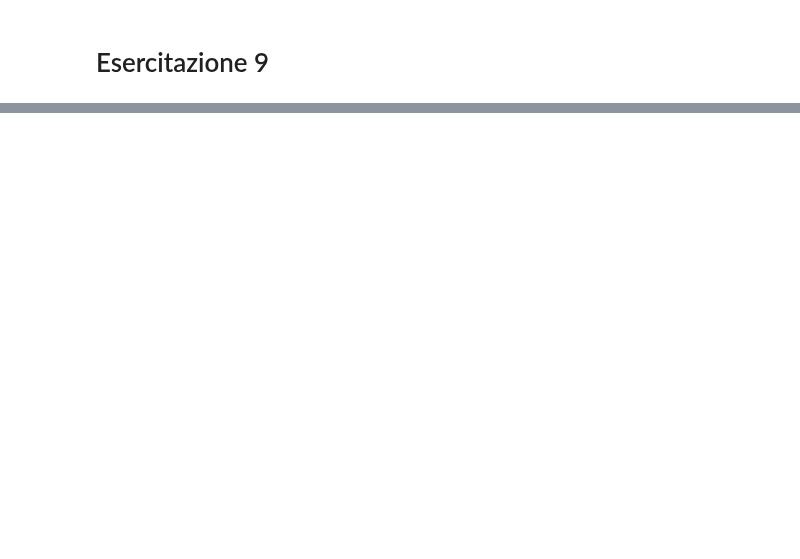
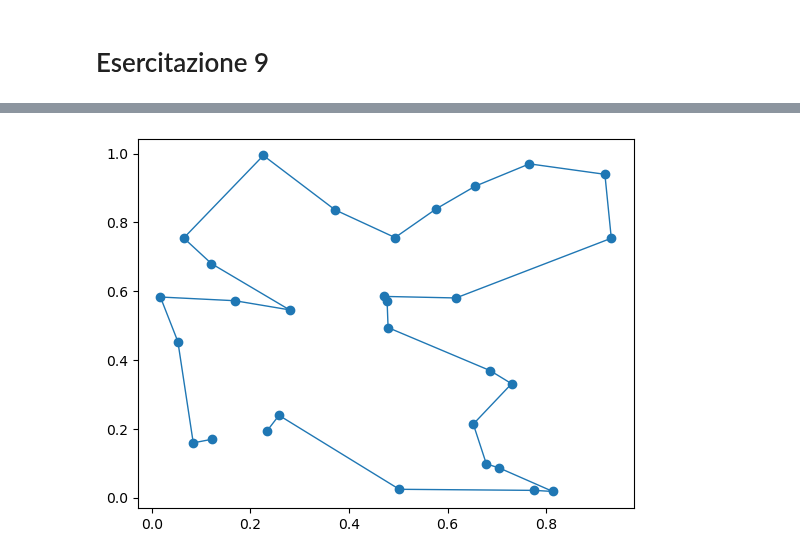
Before and after one commit to paolo-magnani/Esercizi_LSN, a Jupyter notebook: Es09/Esercitazione 9.ipynb, the cells around one changed output, grey strips where cells are left out. Saved outputs shown, nothing was run; the diff lists cells and outputs as text; code cells hidden in the pictures; blank space fills up the shorter version.

```diff
--- a/Es09/Esercitazione 9.ipynb
+++ b/Es09/Esercitazione 9.ipynb
@@ -16,0 +17,8 @@ plt.show()
+# %%
+x, y = np.loadtxt("best_path_square.dat", usecols=(1,2), delimiter=',', unpack='true')
+
+plt.plot(x, y, lw=1, marker='o')
+
+plt.show()
+# %% [output]
+[figure, added]
```
Also changed, not shown: parts of 1 cell of this notebook, 11 other files.
